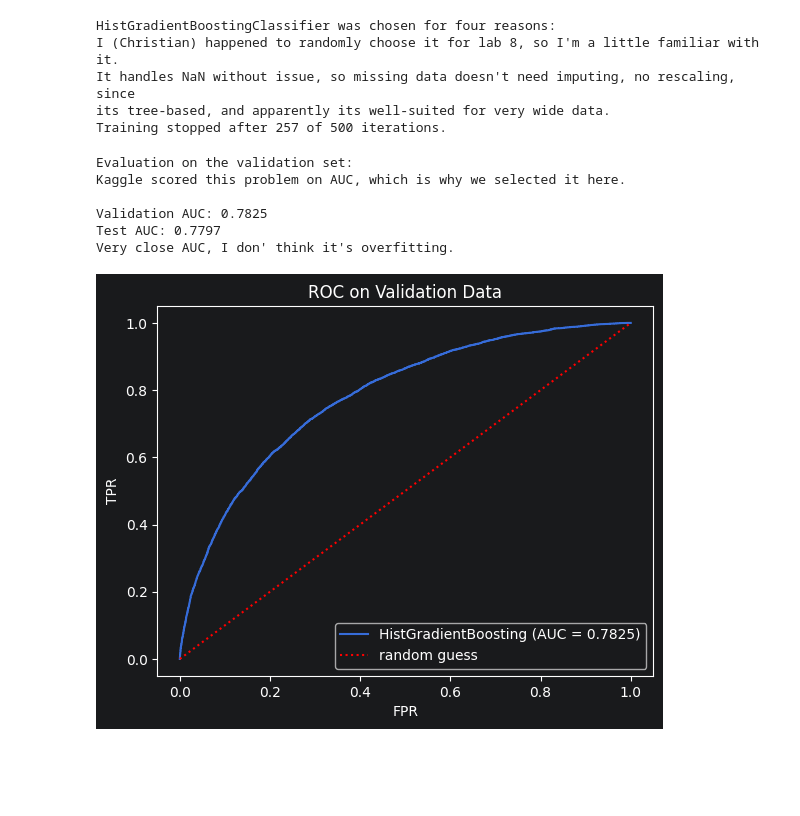
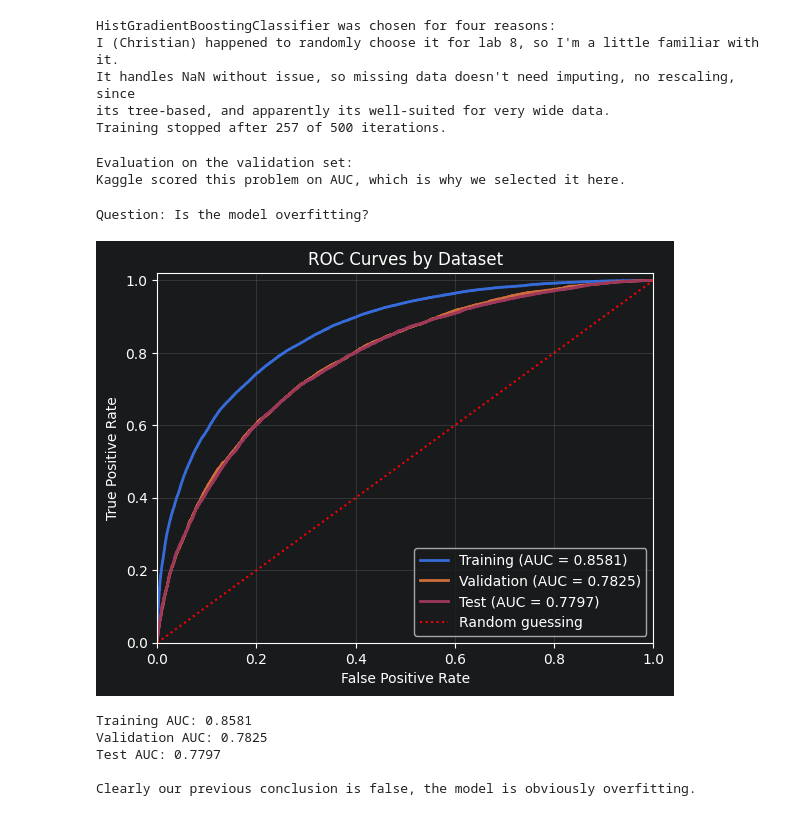
Before and after one commit to radtothebone/data-science-3402, a Jupyter notebook: Final Project/Final_Project.ipynb, the cells around one changed output. Saved outputs shown, nothing was run; the diff lists cells and outputs as text; code cells hidden in the pictures; blank space fills up the shorter version.

```diff
--- a/Final Project/Final_Project.ipynb
+++ b/Final Project/Final_Project.ipynb
@@ -461,32 +465,8 @@ It handles NaN without issue, so missing data doesn't need imputing, no rescalin
 its tree-based, and apparently its well-suited for very wide data.
 Training stopped after 257 of 500 iterations.
 # %%
-val_scores = model.predict_proba(X_val)[:, 1]
-val_predictions = model.predict(X_val)
-val_auc = roc_auc_score(y_val, val_scores)
-
 print('Evaluation on the validation set:')
 print('Kaggle scored this problem on AUC, which is why we selected it here.\n')
-test_scores = model.predict_proba(X_test)[:, 1]
-test_auc = roc_auc_score(y_test, test_scores)
-
-print(f'Validation AUC: {val_auc:.4f}')
-print(f'Test AUC: {test_auc:.4f}')
-
-fpr, tpr, thresholds = roc_curve(y_val, val_scores)
-
-plt.plot(fpr, tpr, label=f'HistGradientBoosting (AUC = {val_auc:.4f})')
-plt.plot([0, 1], [0, 1], linestyle='dotted', color='red', label='random guess')
-plt.xlabel('FPR')
-plt.ylabel('TPR')
-plt.title('ROC on Validation Data')
-plt.legend()
-plt.show()
 # %% [output]
 Evaluation on the validation set:
 Kaggle scored this problem on AUC, which is why we selected it here.
-
-Validation AUC: 0.7825
-Test AUC: 0.7797
-Very close AUC, I don' think it's overfitting.
-[figure, removed]
@@ -494,0 +473,51 @@ Very close AUC, I don' think it's overfitting.
+# %%
+print('Question: Is the model overfitting?')
+
+# Getting prediction probabilities for each dataset.
+train_scores = model.predict_proba(X_train)[:, 1]
+val_scores = model.predict_proba(X_val)[:, 1]
+test_scores = model.predict_proba(X_test)[:, 1]
+
+# Calculating the AUC scores.
+train_auc = roc_auc_score(y_train, train_scores)
+val_auc = roc_auc_score(y_val, val_scores)
+test_auc = roc_auc_score(y_test, test_scores)
+
+# Calculating the points used to draw each ROC curve.
+train_fpr, train_tpr, _ = roc_curve(y_train, train_scores)
+val_fpr, val_tpr, _ = roc_curve(y_val, val_scores)
+test_fpr, test_tpr, _ = roc_curve(y_test, test_scores)
+
+# ROC curves for each dataset.
+plt.plot(train_fpr, train_tpr, linewidth=2, label=f'Training (AUC = {train_auc:.4f})')
+
+plt.plot(val_fpr, val_tpr, linewidth=2, label=f'Validation (AUC = {val_auc:.4f})')
+
+plt.plot(test_fpr, test_tpr, linewidth=2, label=f'Test (AUC = {test_auc:.4f})')
+
+
+plt.plot([0, 1], [0, 1], linestyle='dotted', color='red', label='Random guessing')
+
+plt.xlabel('False Positive Rate')
+plt.ylabel('True Positive Rate')
+plt.title('ROC Curves by Dataset')
+plt.xlim(0, 1)
+plt.ylim(0, 1.02)
+plt.grid(alpha=0.25)
+plt.legend(loc='lower right')
+plt.show()
+
+print(f'Training AUC: {train_auc:.4f}')
+print(f'Validation AUC: {val_auc:.4f}')
+print(f'Test AUC: {test_auc:.4f}\n')
+
+print('Clearly our previous conclusion is false, the model is obviously overfitting.')
+print('The gap between the training AUC and the test AUC is noticeable.')
+# %% [output]
+Question: Is the model overfitting?
+[figure, added]
+Training AUC: 0.8581
+Validation AUC: 0.7825
+Test AUC: 0.7797
+
+Clearly our previous conclusion is false, the model is obviously overfitting.
```
Also changed, not shown: parts of 2 cells of this notebook.
